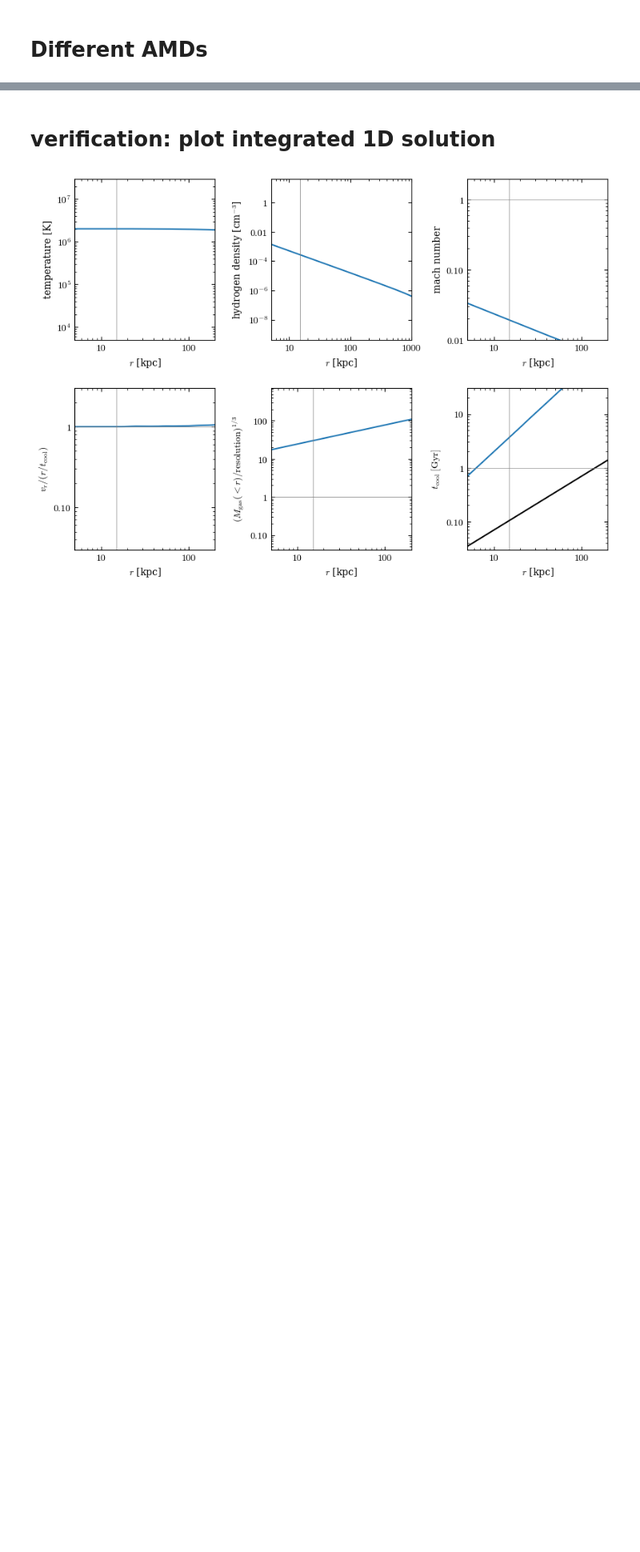
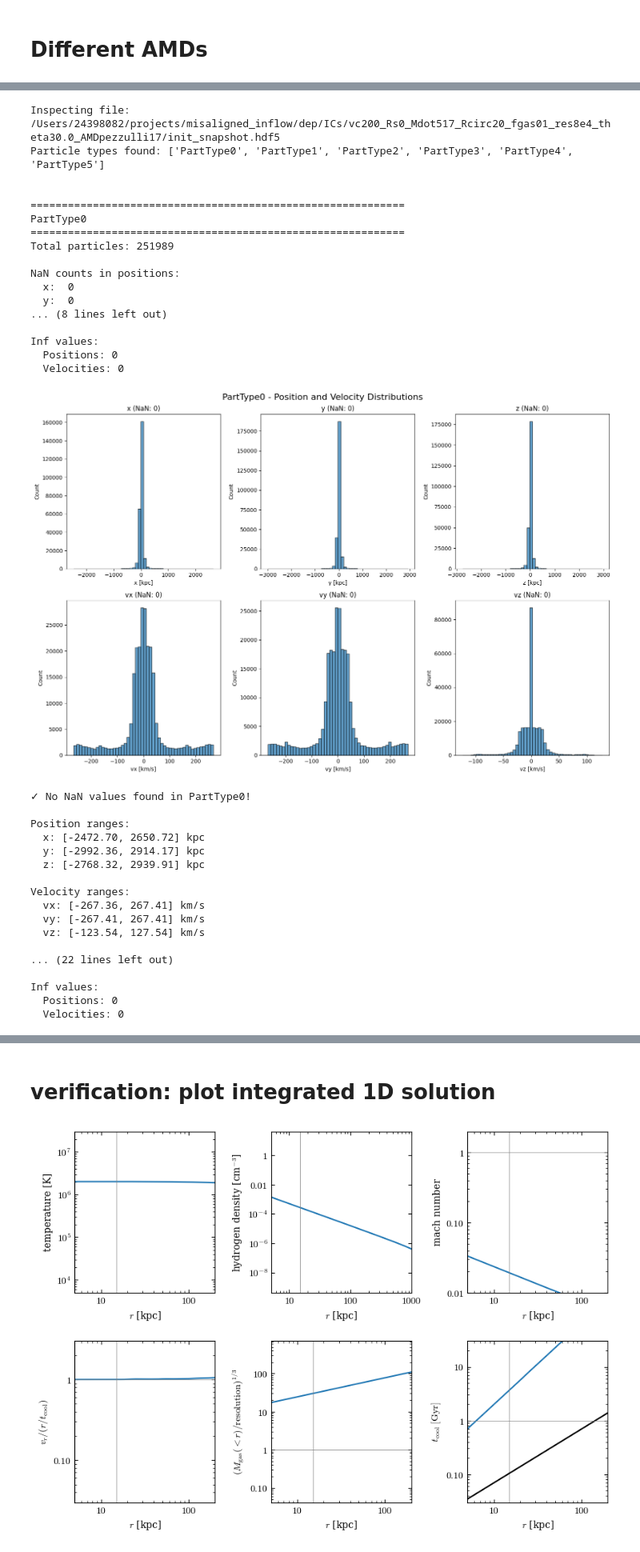
Before and after one commit to spectram/cooling_flow, a Jupyter notebook: ipynb/create_ICs_misaligned.ipynb, the cells around one changed output, grey strips where cells are left out. Shown at 80% size. Saved outputs shown, nothing was run; the diff lists cells and outputs as text; code cells hidden in the pictures; blank space fills up the shorter version.

```diff
--- a/ipynb/create_ICs_misaligned.ipynb
+++ b/ipynb/create_ICs_misaligned.ipynb
@@ -216,0 +274,41 @@ plt.show()
+# %%
+# ic_file = fiducial.outdirname()+'/init_snapshot.hdf5'
+ics_dir='/Users/24398082/projects/misaligned_inflow/dep/ICs/'
+ic_file = ics_dir+'vc200_Rs0_Mdot517_Rcirc20_fgas01_res8e4_theta30.0_AMDpezzulli17/init_snapshot.hdf5'
+inspect_IC_for_nans(ic_file)
+# %% [output]
+Inspecting file: /Users/24398082/projects/misaligned_inflow/dep/ICs/vc200_Rs0_Mdot517_Rcirc20_fgas01_res8e4_theta30.0_AMDpezzulli17/init_snapshot.hdf5
+Particle types found: ['PartType0', 'PartType1', 'PartType2', 'PartType3', 'PartType4', 'PartType5']
+
+
+============================================================
+PartType0
+============================================================
+Total particles: 251989
+
+NaN counts in positions:
+  x:  0
+  y:  0
+... (8 lines left out)
+
+Inf values:
+  Positions: 0
+  Velocities: 0
+[figure, added]
+✓ No NaN values found in PartType0!
+
+Position ranges:
+  x: [-2472.70, 2650.72] kpc
+  y: [-2992.36, 2914.17] kpc
+  z: [-2768.32, 2939.91] kpc
+
+Velocity ranges:
+  vx: [-267.36, 267.41] km/s
+  vy: [-267.41, 267.41] km/s
+  vz: [-123.54, 127.54] km/s
+
+... (22 lines left out)
+
+Inf values:
+  Positions: 0
+  Velocities: 0
```
Also changed, not shown: parts of 6 cells of this notebook, 1 other file.
